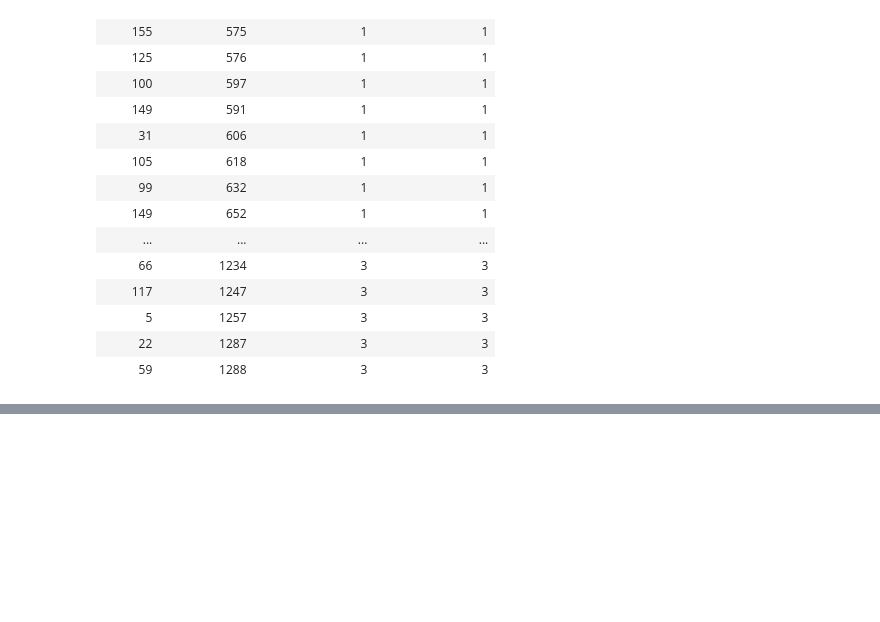
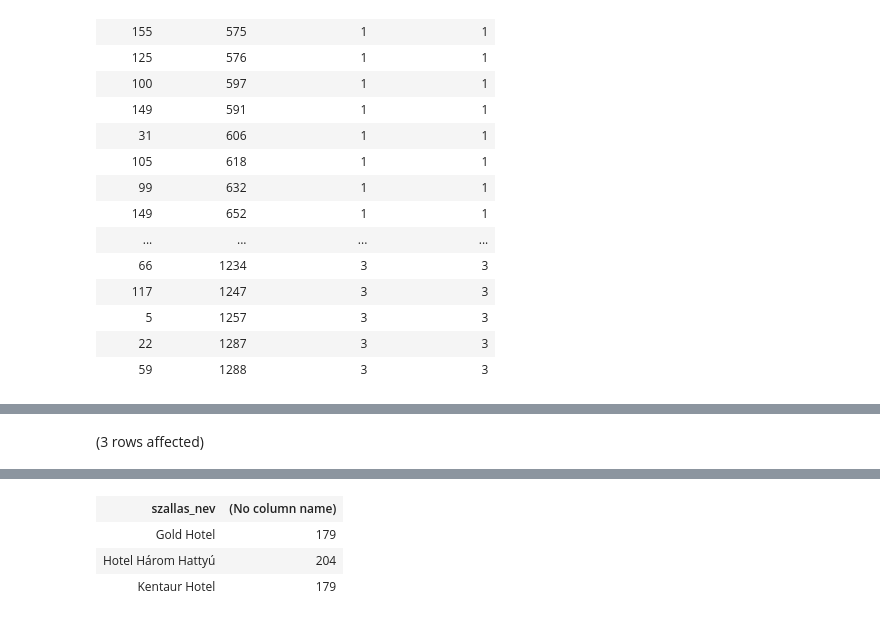
Before and after one commit to raczbeni007/sql_a25y1c, a Jupyter notebook: ZH.ipynb, the cells around one changed output, grey strips where cells are left out. Cells and saved outputs as stored; diff of their text form; code cells hidden in the pictures; blank space fills up the shorter version.

```diff
--- a/ZH.ipynb
+++ b/ZH.ipynb
@@ -66,0 +95,11 @@ Total execution time: 00:00:00.018
+# %%
+select szh.szallas_nev, count(distinct f.FOGLALAS_PK)
+from szallashely szh join szoba sz on szh.SZALLAS_ID = sz.SZALLAS_FK
+join Foglalas f on f.SZOBA_FK=sz.SZOBA_ID
+group by szh.SZALLAS_NEV
+having count(distinct f.FOGLALAS_PK) > (select count(distinct f.FOGLALAS_PK)
+from szallashely szh join szoba sz on szh.SZALLAS_ID = sz.SZALLAS_FK
+join Foglalas f on f.SZOBA_FK=sz.SZOBA_ID
+where szh.SZALLAS_NEV='Fortuna panzió')
+# %% [output]
+(3 rows affected)
@@ -66,0 +107,4 @@ Total execution time: 00:00:00.018
+| szallas_nev | (No column name) |
+| Gold Hotel | 179 |
+| Hotel Három Hattyú | 204 |
+| Kentaur Hotel | 179 |
```
Also changed, not shown: parts of 6 cells of this notebook.
